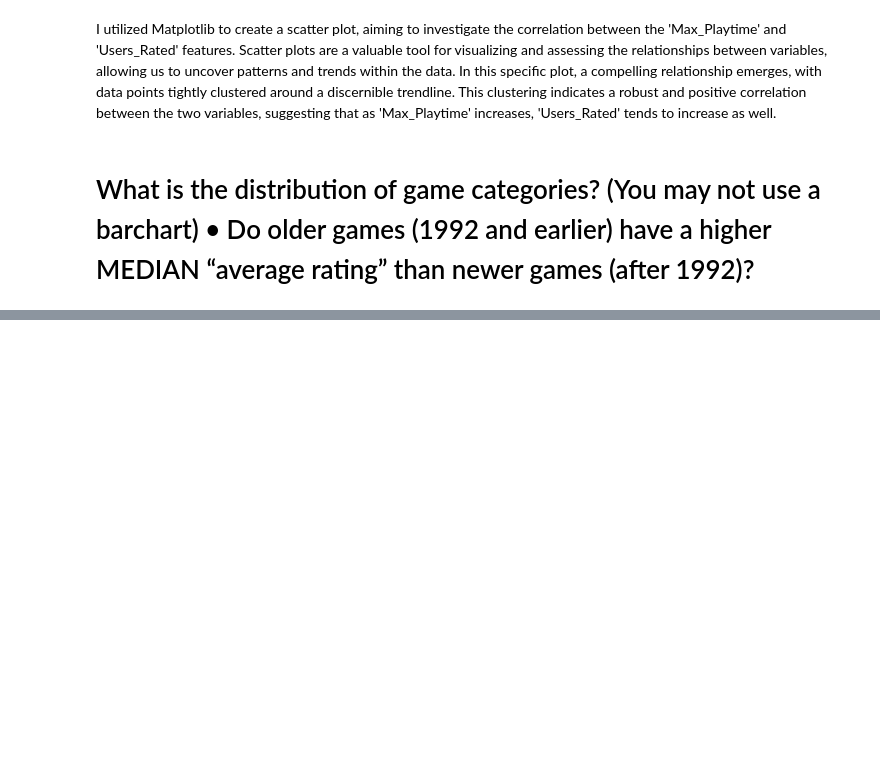
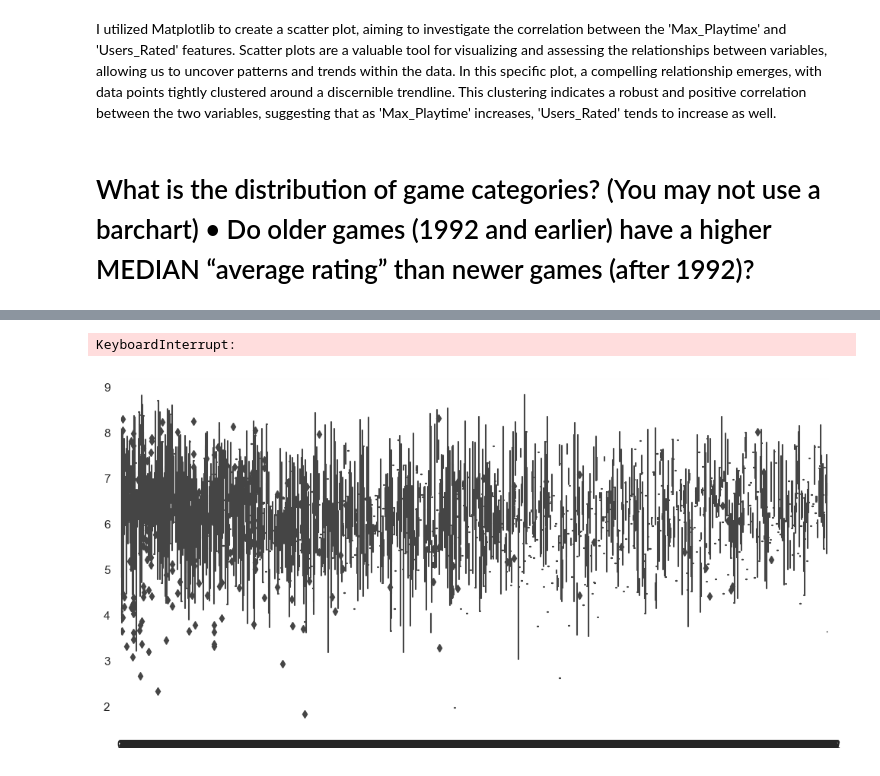
Before and after one commit to laisameno16/Data-Visualisation-Techniques, a Jupyter notebook: LaisAmeno_DVisHDip_CA1.ipynb, the cells around one changed output, grey strips where cells are left out. Drawn from its saved outputs; the diff is of its cells as text; code cells hidden in the pictures; blank space fills up the shorter version.

Commit message:
Box plot
I've decide to plot a box plot to see the distribution of the variable category, but we have a large amount of category making the plot messy, I tried several times figure out the solution

```diff
--- a/LaisAmeno_DVisHDip_CA1.ipynb
+++ b/LaisAmeno_DVisHDip_CA1.ipynb
@@ -165,0 +212,13 @@ sns.catplot(x="category", y="average_rating",kind ="box", data=df);
+# %%
+# Create a box plot of average ratings by category
+plt.figure(figsize=(12, 6))
+sns.boxplot(x="category", y="average_rating", data=df)
+plt.xticks(rotation=90)
+plt.title("Distribution of Game Categories and Average Ratings")
+plt.xlabel("Category")
+plt.ylabel("Average Rating")
+plt.tight_layout()
+plt.show()
+# %% [output]
+KeyboardInterrupt:
+[figure, added]
```
Also changed, not shown: parts of 9 cells of this notebook.
